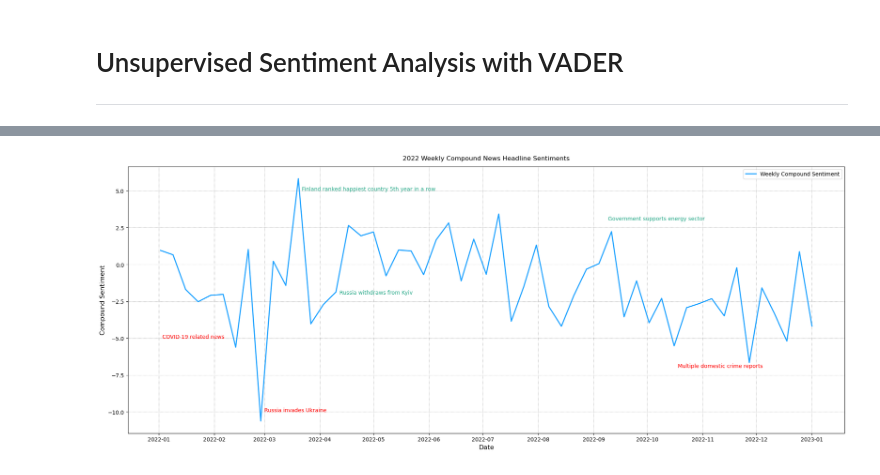
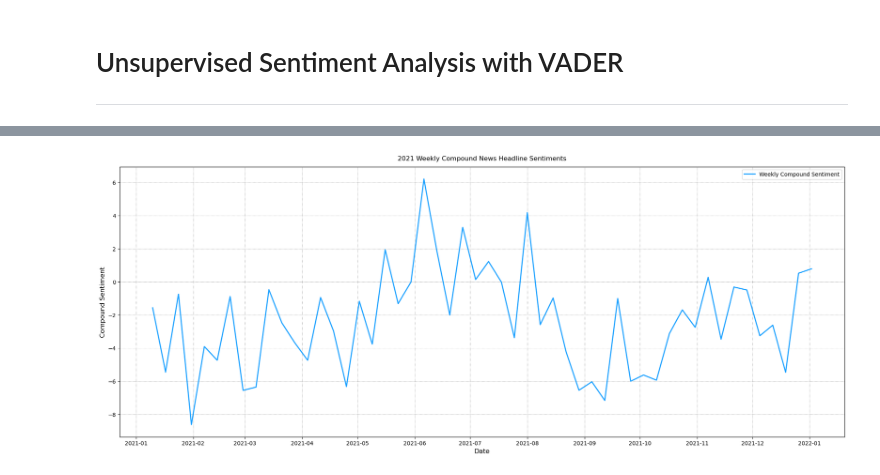
Before and after one commit to Geometrein/yle-sentiments, a Jupyter notebook: classification.ipynb, the cells around one changed output, grey strips where cells are left out. Cells and saved outputs as stored; diff of their text form; code cells hidden in the pictures.

```diff
--- a/classification.ipynb
+++ b/classification.ipynb
@@ -28,7 +28,7 @@ Wall time: 273 µs
 True
 # %%
 %%time
-year = 2022
+year = 2021
 path = os.path.join('data', f'news_headlines_en_{year}.csv')
 source_df = pd.read_csv(path, sep='\t')
 source_df.sample(10)
@@ -143,37 +137,38 @@ plot_daily_compound_sentiments(daily_df)
 # %%
-def plot_sentiments_with_events(weekly_df):
+def plot_sentiments_with_events(weekly_df: pd.DataFrame) -> None:
     fig, ax = plt.subplots(figsize=(24, 9), facecolor='w')
 
-    covid_related = pd.to_datetime('2022-01-23 00:00:00')
-    ukraine_war = pd.to_datetime('2022-02-24 00:00:00')
-    finland_nato = pd.to_datetime('2022-05-17 00:00:00')
-    russia_withdraws = pd.to_datetime('2022-04-06 00:00:00')
-    energy_support = pd.to_datetime('2022-09-07 00:00:00')
-    domestic_crimes = pd.to_datetime('2022-10-16 00:00:00')
-    happy_finland = pd.to_datetime('2022-03-17 00:00:00')
+    if year == 2022:
+        covid_related = pd.to_datetime(f'{year}-01-23 00:00:00')
+        ukraine_war = pd.to_datetime(f'{year}-02-24 00:00:00')
+        finland_nato = pd.to_datetime(f'{year}-05-17 00:00:00')
+        russia_withdraws = pd.to_datetime(f'{year}-04-06 00:00:00')
+        energy_support = pd.to_datetime(f'{year}-09-07 00:00:00')
+        domestic_crimes = pd.to_datetime(f'{year}-10-16 00:00:00')
+        happy_finland = pd.to_datetime(f'{year}-03-17 00:00:00')
 
-    # Peaks and valleys
-    ax.text( x=covid_related - timedelta(days=20), y=-5, s=f"COVID-19 related news", color='#FF0000', fontsize=10)
-    ax.text( x=ukraine_war + timedelta(days=5), y=-10, s=f"Russia invades Ukraine", color='#FF0000', fontsize=10)
-    ax.text( x=happy_finland + timedelta(days=5), y=5, s=f"Finland ranked happiest country 5th year in a row", color='#2AAA8A', fontsize=10)
-    ax.text( x=russia_withdraws + timedelta(days=6), y=-2, s=f"Russia withdraws from Kyiv", color='#2AAA8A', fontsize=10)
-    ax.text( x=energy_support + timedelta(days=2), y=3, s=f"Government supports energy sector", color='#2AAA8A', fontsize=10)
-    ax.text( x=domestic_crimes + timedelta(days=2), y=-7, s=f"Multiple domestic crime reports", color='#FF0000', fontsize=10)
+        # Peaks and valleys
+        ax.text( x=covid_related - timedelta(days=20), y=-5, s=f'COVID-19 related news', color='#FF0000', fontsize=10)
+        ax.text( x=ukraine_war + timedelta(days=5), y=-10, s=f'Russia invades Ukraine', color='#FF0000', fontsize=10)
+        ax.text( x=happy_finland + timedelta(days=5), y=5, s=f'Finland ranked happiest country 5th year in a row', color='#2AAA8A', fontsize=10)
+        ax.text( x=russia_withdraws + timedelta(days=6), y=-2, s=f'Russia withdraws from Kyiv', color='#2AAA8A', fontsize=10)
+        ax.text( x=energy_support + timedelta(days=2), y=3, s=f'Government supports energy sector', color='#2AAA8A', fontsize=10)
+        ax.text( x=domestic_crimes + timedelta(days=2), y=-7, s=f'Multiple domestic crime reports', color='#FF0000', fontsize=10)
 
     ax.plot(weekly_df['date'], weekly_df['compound'], color='#0096FF', marker='', linestyle='-',linewidth=2, markersize=12, alpha=.9)
 
     # Setting Labels
-    ax.set_title( "2022 Weekly Compound News Headline Sentiments", fontsize=12, pad=12)
-    ax.set_xlabel("Date", fontsize=12)
-    ax.set_ylabel("Compound Sentiment", fontsize=12)
+    ax.set_title( f'{year} Weekly Compound News Headline Sentiments', fontsize=12, pad=12)
+    ax.set_xlabel('Date', fontsize=12)
+    ax.set_ylabel('Compound Sentiment', fontsize=12)
     ax.xaxis.set_major_locator(mdates.MonthLocator(interval=1))
 
     # Legend & Grid
-    ax.legend(["Weekly Compound Sentiment"])
-    ax.grid(linestyle=":", color='#696969', alpha=0.7)
+    ax.legend(['Weekly Compound Sentiment'])
+    ax.grid(linestyle=':', color='#696969', alpha=0.7)
 
     plt.show()
 
 plot_sentiments_with_events(weekly_df)
 # %% [output]
-[figure, old version]
+[figure, new version]
```
Also changed, not shown: parts of 5 cells of this notebook, 3 other files.
